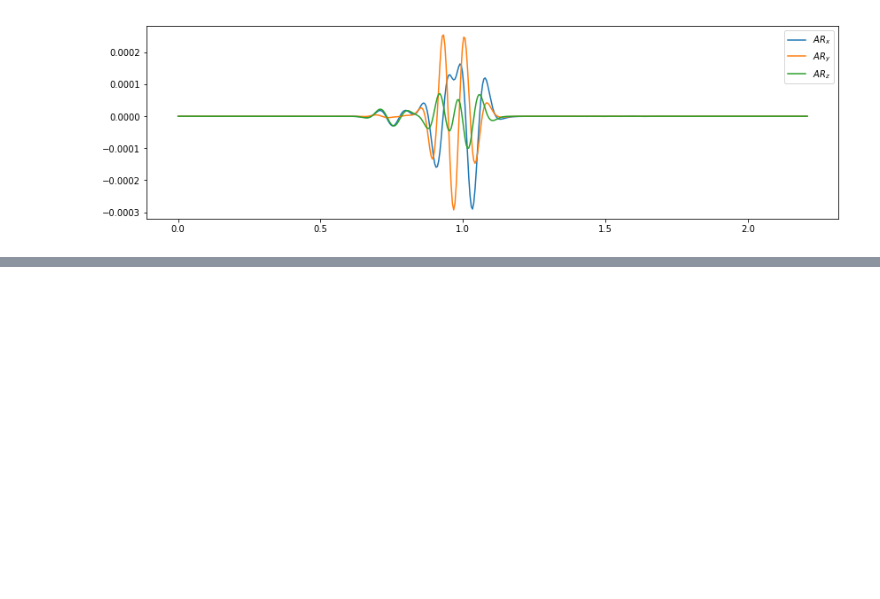
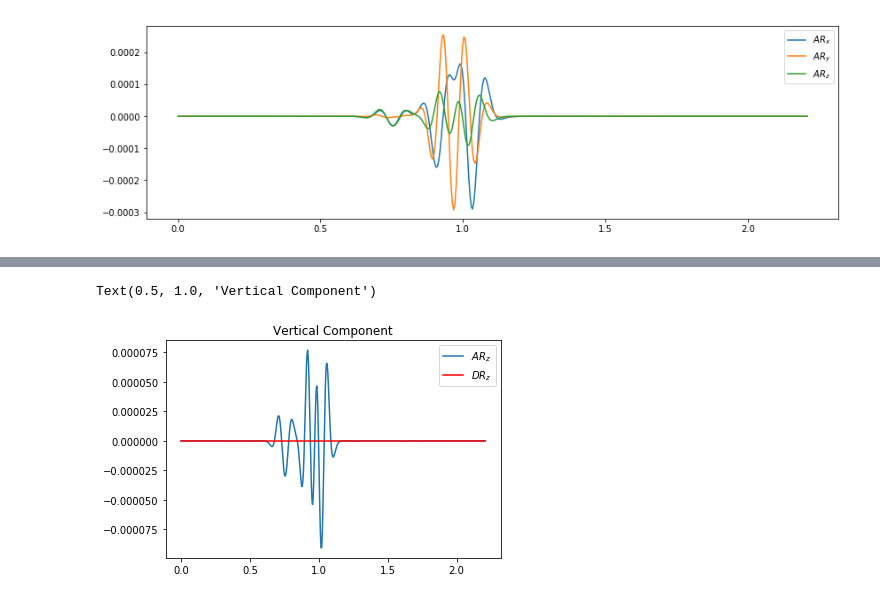
Before and after one commit to Anokhi1994/6C-Seismic-Observations, a Jupyter notebook: 3May.ipynb, the cells around one changed output, grey strips where cells are left out. Cells and saved outputs as stored; diff of their text form; code cells hidden in the pictures; blank space fills up the shorter version.

```diff
--- a/3May.ipynb
+++ b/3May.ipynb
@@ -524,0 +586,8 @@ plt.legend()
+# %%
+plt.plot(seisrotv[2].times(), Transformed_Components_Array_Rotation[2,:], label='$AR_{z}$')
+plt.plot(st5_curlz[0].times(), Transformed_Components_Rotation[2,:],color='r',label='$DR_{z}$')
+plt.legend()
+plt.title("Vertical Component")
+# %% [output]
+Text(0.5, 1.0, 'Vertical Component')
+[figure, added]
```
Also changed, not shown: parts of 7 cells of this notebook, 1 other file.
